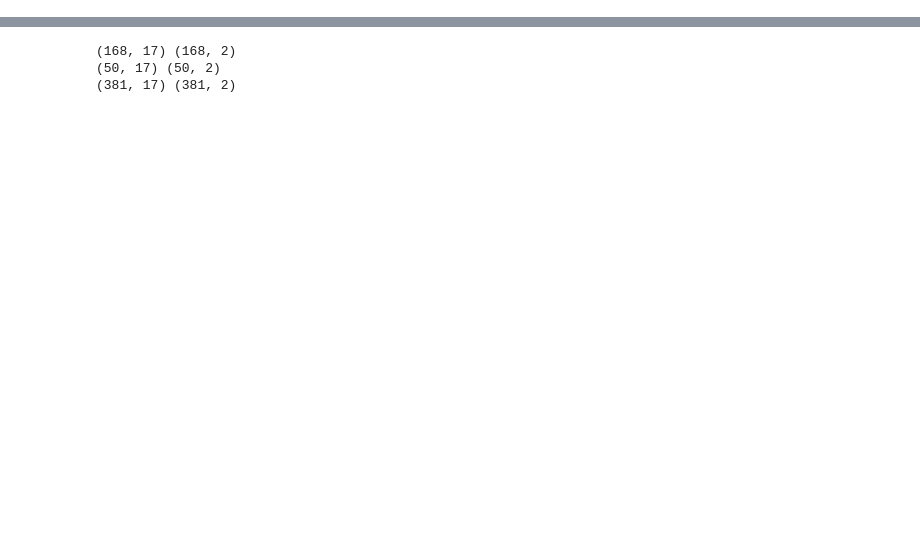
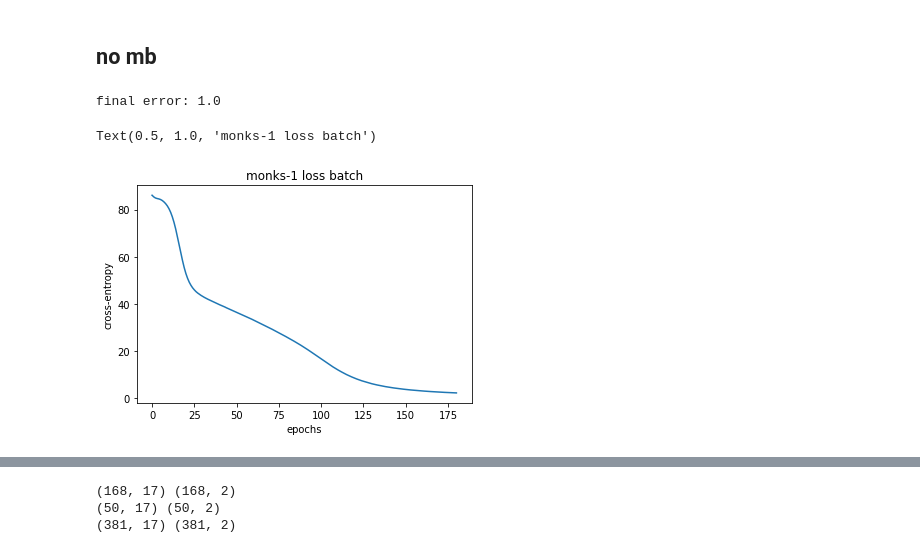
Before and after one commit to sd3ntato/ML-Project, a Jupyter notebook: MONK_17.ipynb, the cells around one changed output, grey strips where cells are left out. Cells and saved outputs as stored; diff of their text form; code cells hidden in the pictures; blank space fills up the shorter version.

```diff
--- a/MONK_17.ipynb
+++ b/MONK_17.ipynb
@@ -18,0 +83,23 @@ def transform(tx):
+# %% [markdown]
+ ## no mb
+# %%
+n = MLP(  Nodes=[17,3,2], w_range=0.3, f='relu', f_out='softmax')
+
+n.train(tx, ty, 3e-01,
+  a = 7e-01,
+  l = 1e-9,
+  val_x = vx,
+  val_y = vy,
+  max_epochs = 200,
+  tresh = 0.01,
+  measure_interval = 30,
+  bs=None )
+
+plt.plot(n.loss_history)
+plt.xlabel("epochs")
+plt.ylabel("cross-entropy")
+plt.title("monks-1 loss batch")
+# %% [output]
+final error: 1.0
+Text(0.5, 1.0, 'monks-1 loss batch')
+[figure, added]
```
Also changed, not shown: parts of 25 cells of this notebook.
